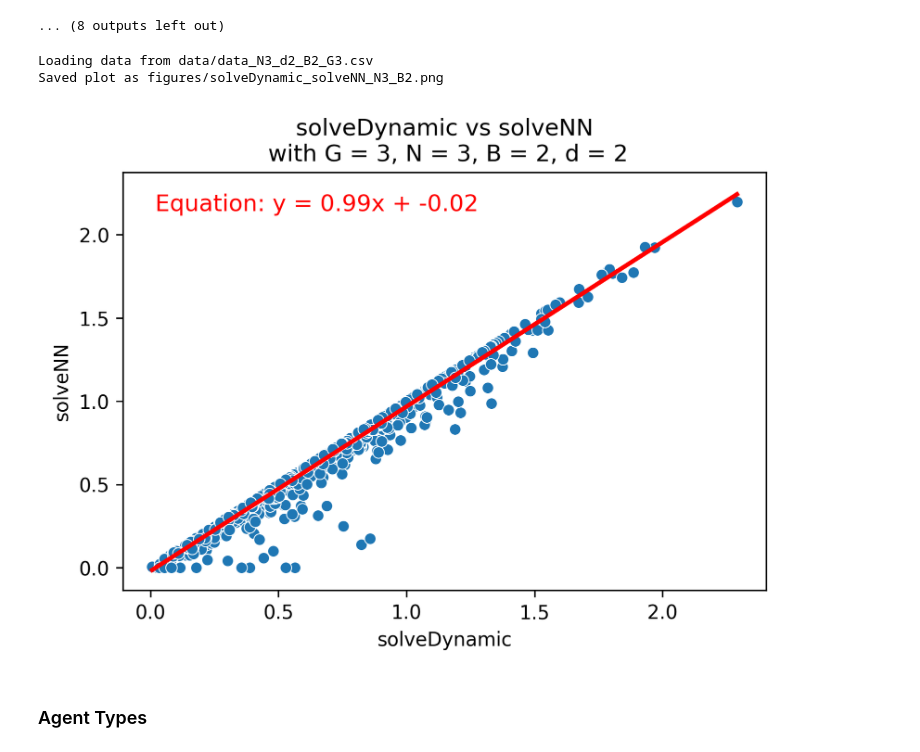
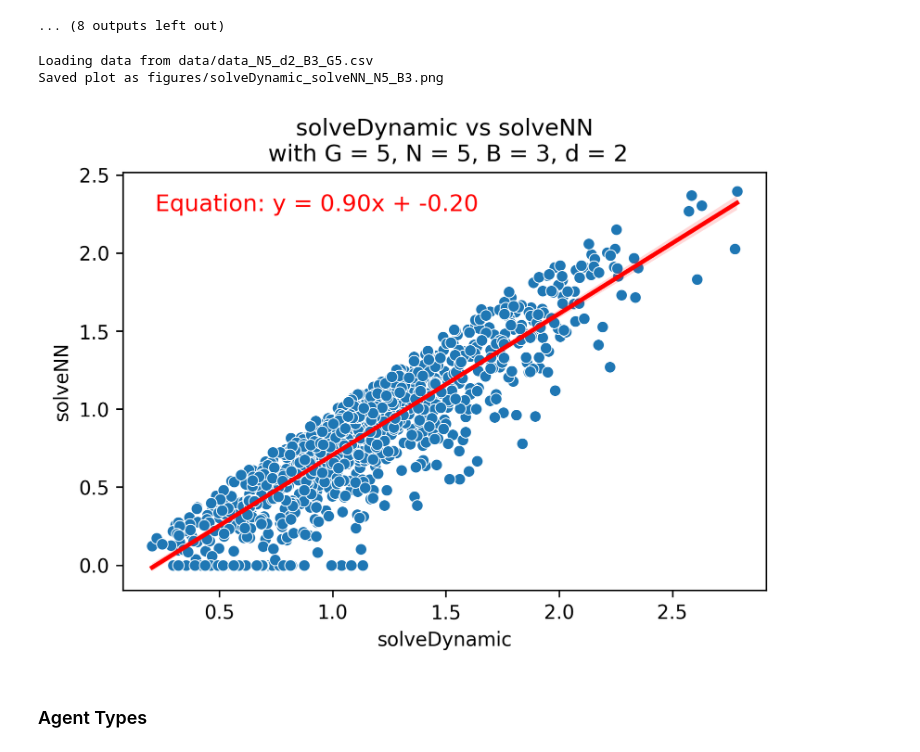
Before and after one commit to robtelloayala/pooled-testing, a Jupyter notebook: Pooled_Testing_Strategies.ipynb, the cells around one changed output. Saved outputs shown, nothing was run; the diff lists cells and outputs as text; code cells hidden in the pictures.

```diff
--- a/Pooled_Testing_Strategies.ipynb
+++ b/Pooled_Testing_Strategies.ipynb
@@ -747,7 +753,7 @@ def load_model(model, epochs, directory='models'):
     return False
 
 # Training and Evaluation
-def train_model(num_samples, B, num_epochs, G, N, existing_epochs=0):
+def train_model(num_samples, B, total_epochs, G, N, existing_epochs=0):
 
     # Initialize model, loss function, and optimizer
     input_size = N * 2  # N agents, 2 features each (utility and health)
@@ -756,21 +762,28 @@ def train_model(num_samples, B, num_epochs, G, N, existing_epochs=0):
 
     # Load existing model if it has been trained enough
     if load_model(model, existing_epochs):
-        print(f'Loaded model trained for at least {existing_epochs} epochs.')
+        print(f'Loaded model trained for {existing_epochs} epochs.')
     else:
+        print('No existing model found. Training from scratch.')
 
+    # Calculate the remaining epochs needed
+    remaining_epochs = total_epochs - existing_epochs
+
+    if remaining_epochs > 0:
+        print(f'Training model for {remaining_epochs} more epochs.')
+
+        # Create training data
         X, y = create_training_data(num_samples, G, B, N)
 
         # Convert to tensors
         X_tensor = torch.tensor(X, dtype=torch.float32)
         y_tensor = torch.tensor(y, dtype=torch.float32)
 
-        print(f'Training model for {num_epochs - existing_epochs} more epochs.')
         criterion = nn.BCELoss()  # Binary Cross Entropy Loss
         optimizer = optim.Adam(model.parameters(), lr=0.001)
 
         # Training loop
-        for epoch in tqdm(range(existing_epochs, num_epochs)):
+        for epoch in tqdm(range(existing_epochs, total_epochs)):
             model.train()
             optimizer.zero_grad()  # Zero the gradients
             outputs = model(X_tensor)  # Forward pass
@@ -779,9 +792,12 @@ def train_model(num_samples, B, num_epochs, G, N, existing_epochs=0):
             optimizer.step()  # Update weights
 
             if epoch % 10 == 0:
-                print(f'Epoch [{epoch}/{num_epochs}], Loss: {loss.item():.4f}')
+                print(f'Epoch [{epoch}/{total_epochs}], Loss: {loss.item():.4f}')
 
-        save_model(model, num_epochs)  # Save the model after training
+        # Save the model after training
+        save_model(model, total_epochs)
+    else:
+        print(f'Training complete. Model has already been trained for {total_epochs} epochs.')
 
     return model
 
@@ -796,8 +812,8 @@ def evaluate_model(model, agents):
     return predicted_strategy
 # %%
 num_samples = 10000  # Number of training samples
-B = 2
-N = 3
+B = 3
+N = 5
 G = N
 total_epochs = 1000  # Total number of epochs to train
 existing_epochs = 1000  # Set this to the number of epochs the existing model has been trained
@@ -1791,12 +1816,12 @@ Loading data from data/data_N3_d2_B2_G3.csv
 Existing data has 10 rows, generating additional rows to reach 1000.
 # %%
 # Load the CSV file
-data_path = 'data/data_N3_d2_B2_G3.csv'
+data_path = 'data/data_N5_d2_B3_G5.csv'
 df = pd.read_csv(data_path)
 
 # Process each row to call solveNN on the agents and store the result in a new column
-df['solveNN'] = df['agents'].apply(lambda x: solveNN(ast.literal_eval(x), B = 2, G = 3))
+df['solveNN'] = df['agents'].apply(lambda x: solveNN(ast.literal_eval(x), B = 3, G = 3))
 
 # Save the updated DataFrame back to a new CSV file (or overwrite the existing one)
-df.to_csv('data/data_N3_d2_B2_G3.csv', index=False)
+df.to_csv('data/data_N5_d2_B3_G5.csv', index=False)
 # %% [output]
@@ -1897,6 +1922,11 @@ Saved plot as figures/solveDynamic_solveStaticOverlap_N3_B2.png
 [figure]
 ... (8 outputs left out)
 # %%
+def create_filename(N, d, B, G):
+    return os.path.join(data_folder, f"data_N{N}_d{d}_B{B}_G{G}.csv")
+
+data_folder = 'data'
+
 def plot_results(x_func, y_func, combo):
     N = combo['N']
     d = combo['d']
@@ -1924,37 +1954,37 @@ def plot_results(x_func, y_func, combo):
     model = LinearRegression()
     model.fit(df[[x_func.__name__]], df[y_func.__name__])
     slope = model.coef_[0]
     intercept = model.intercept_
 
     # Add labels, title, and equation
     plt.xlabel(x_func.__name__)
     plt.ylabel(y_func.__name__)
     plt.title(f'{x_func.__name__} vs {y_func.__name__}\n with G = {G}, N = {N}, B = {B}, d = {d}')
     plt.text(
         0.05, 0.95,
         f'Equation: y = {slope:.2f}x + {intercept:.2f}',
         transform=plt.gca().transAxes,
         fontsize=12,
         verticalalignment='top',
         color='red'
     )
 
     # Save the plot with the desired filename format
     save_filename = f"figures/{x_func.__name__}_{y_func.__name__}_N{N}_B{B}.png"
     plt.savefig(save_filename)
     print(f"Saved plot as {save_filename}")
 
     # Show plot
     plt.show()
 
 # Example combos to test the plotting function
-combos = [{'N': 3, 'd': 2, 'B': 2, 'G': 3}]
+combos = [{'N': 5, 'd': 2, 'B': 3, 'G': 5}]
 for combo in combos:
     plot_results(solveDynamic, solveNN, combo)
 # %% [output]
-Loading data from data/data_N3_d2_B2_G3.csv
-Saved plot as figures/solveDynamic_solveNN_N3_B2.png
+Loading data from data/data_N5_d2_B3_G5.csv
+Saved plot as figures/solveDynamic_solveNN_N5_B3.png
-[figure, old version]
+[figure, new version]
 # %% [markdown]
 ### Agent Types
 # %%
```
Also changed, not shown: parts of 9 cells of this notebook, 3 other files.
